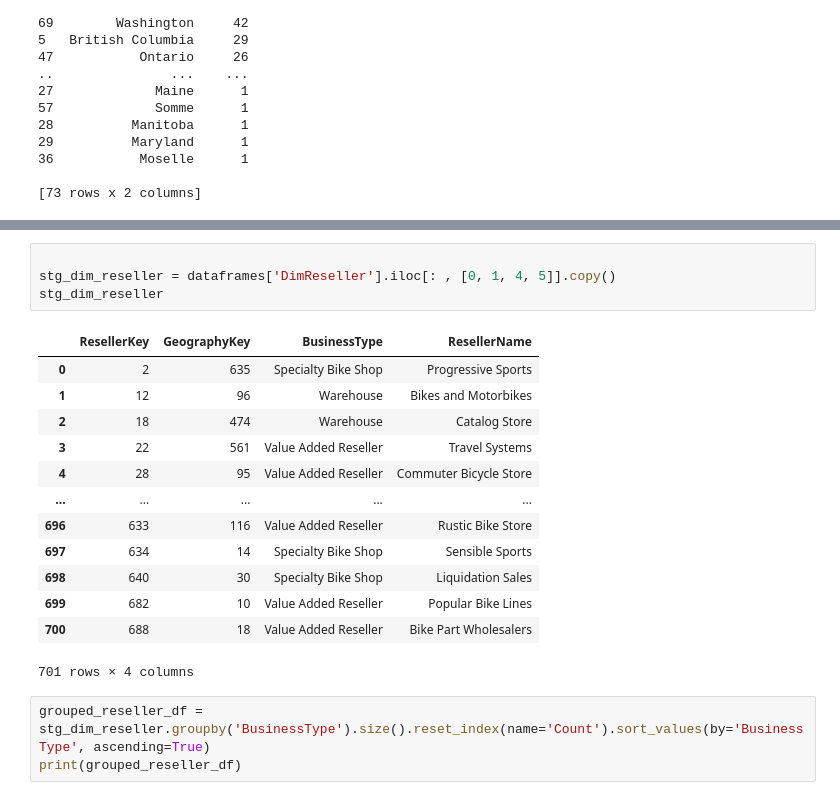
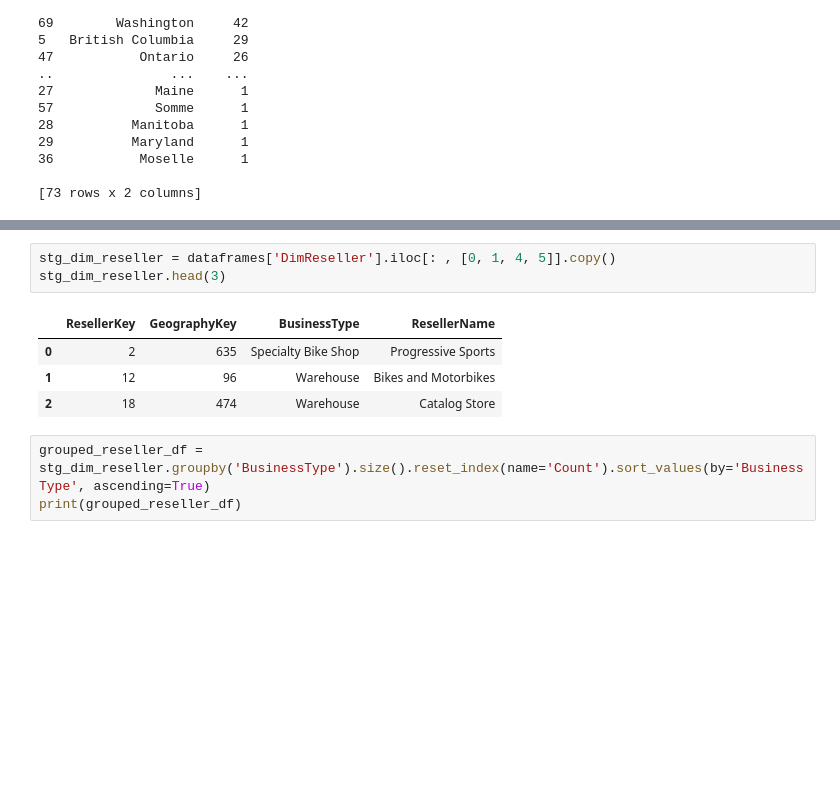
Before and after one commit to ClaudioChavarria/data_preparation_using_python, a Jupyter notebook: exercise_01/exercise_01_solution.ipynb, the cells around one changed output, grey strips where cells are left out. Drawn from its saved outputs; the diff is of its cells as text; blank space fills up the shorter version.

```diff
--- a/exercise_01/exercise_01_solution.ipynb
+++ b/exercise_01/exercise_01_solution.ipynb
@@ -236,21 +273,11 @@ dataframes['DimReseller'].head(3)
 # %%
-
 stg_dim_reseller = dataframes['DimReseller'].iloc[: , [0, 1, 4, 5]].copy()
-stg_dim_reseller
+stg_dim_reseller.head(3)
 # %% [output]
 |  | ResellerKey | GeographyKey | BusinessType | ResellerName |
 | 0 | 2 | 635 | Specialty Bike Shop | Progressive Sports |
 | 1 | 12 | 96 | Warehouse | Bikes and Motorbikes |
 | 2 | 18 | 474 | Warehouse | Catalog Store |
-| 3 | 22 | 561 | Value Added Reseller | Travel Systems |
-| 4 | 28 | 95 | Value Added Reseller | Commuter Bicycle Store |
-| ... | ... | ... | ... | ... |
-| 696 | 633 | 116 | Value Added Reseller | Rustic Bike Store |
-| 697 | 634 | 14 | Specialty Bike Shop | Sensible Sports |
-| 698 | 640 | 30 | Specialty Bike Shop | Liquidation Sales |
-| 699 | 682 | 10 | Value Added Reseller | Popular Bike Lines |
-| 700 | 688 | 18 | Value Added Reseller | Bike Part Wholesalers |
-701 rows × 4 columns
 # %%
 grouped_reseller_df = stg_dim_reseller.groupby('BusinessType').size().reset_index(name='Count').sort_values(by='BusinessType', ascending=True)
 print(grouped_reseller_df)
```
Also changed, not shown: parts of 37 cells of this notebook, 1 other file.
